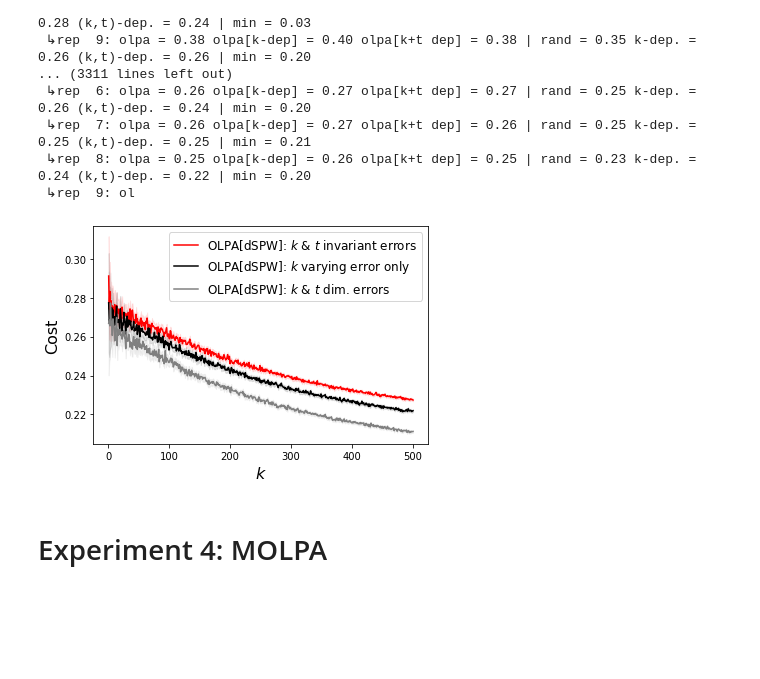
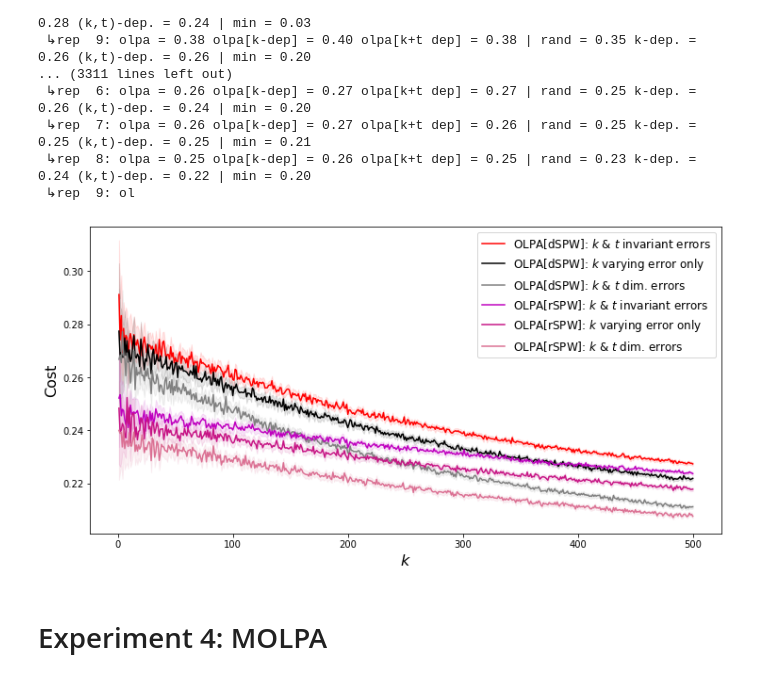
Before and after one commit to majid-khonji/rent-or-buy, a Jupyter notebook: test.ipynb, the cells around one changed output. Cells and saved outputs as stored; diff of their text form; code cells hidden in the pictures; blank space fills up the shorter version.

```diff
--- a/test.ipynb
+++ b/test.ipynb
@@ -100,22 +100,29 @@ plt.legend(loc='upper left')
 $\sigma \in [0,2\times B]$
 # %%
 reload(a); reload(i)
-w = 0.1
+w = 0.8
 std_list = np.arange(0,100,10)
 repeat = 1000
-r_ratio = np.zeros((len(std_list), repeat))
+sol_ratio = np.zeros((len(std_list), repeat))
+sol2_ratio = np.zeros((len(std_list), repeat))
 for idx,std in enumerate(std_list):
     for j in np.arange(repeat):
         ins = i.Instance(B=50, predictor_std=std)
         alg = a.DPOA(ins, w)
+
+        ins.predictor_std = ins.predictor_std * (ins.D/ins.T)
+        alg2 = a.DPOA(ins, w)
+
         opt = a.OPT(ins)
-        r_ratio[idx, j] = alg/opt
+
+        sol_ratio[idx, j] = alg/opt
+        sol2_ratio[idx, j] = alg2/opt
 # %%
-avg_ratio = np.mean(r_ratio, axis=1)
-print(avg_ratio)
-ci = 1.96 * np.std(r_ratio,axis=1)/np.sqrt(repeat)
-ins = i.Instance(predictor_std=5, time_dependant=True); rsol = ag.RPOA_google(ins, w); opt = a.OPT(ins); rsol/opt
+avg_ratio = np.mean(sol_ratio, axis=1)
+ci = 1.96 * np.std(sol_ratio,axis=1)/np.sqrt(repeat)
 
+avg2_ratio = np.mean(sol2_ratio, axis=1)
+ci2 = 1.96 * np.std(sol2_ratio,axis=1)/np.sqrt(repeat)
 
 
 plt.clf()
@@ -127,9 +134,12 @@ ratio_theory = (2-w)/ (1-w)
 plt.plot([1, len(std_list)], [ratio_theory, ratio_theory], label = "Theoretical Ratio for $\omega$=%.1f"%w)
 positions = np.arange(1, len(std_list)+1)
 
+
 plt.plot(positions, avg_ratio, label="DPOA(%.1f)"%w, color='r')
 plt.fill_between(positions, (avg_ratio-ci), (avg_ratio+ci), color='r', alpha=.1)
 
+plt.plot(positions, avg2_ratio, label="DPOA(%.1f) T-dep"%w, color='b')
+plt.fill_between(positions, (avg2_ratio-ci2), (avg2_ratio+ci2), color='b', alpha=.1)
 
 formated_list = [elem for elem in std_list ]
 plt.xticks(positions, formated_list);
@@ -302,7 +389,7 @@ for idx,k in enumerate(k_list):
         sol_vals[idx, j] = sol
         min_vals[idx, j] = min_R
 
-        rand, min_R = a.OLPA(m_ins, W=10, e=epsilon, alg = a.RPOA)
+        rand,_= a.OLPA(m_ins, W=10, e=epsilon, alg = a.RPOA)
         rand_vals[idx, j] = rand
 
         m_ins = i.MultiInstance(K=k,B=20, normalize=True, predictor_std=std, k_dependant=True)
@@ -363,9 +450,8 @@ avg_min = np.mean(min_vals, axis=1)
 ci_min = 1.96 * np.std(min_vals,axis=1)/np.sqrt(repeat)
 
 
-# plt.rcParams["figure.figsize"] = (12,6)
-# plt.rcParams["figure.figsize"] = (6.4,4.28)
-plt.rcParams["figure.figsize"] = (6,4)
+plt.rcParams["figure.figsize"] = (12,6)
+# plt.rcParams["figure.figsize"] = (6,4)
 
 plt.clf()
 plt.xlabel("$k$", fontsize=16)
@@ -376,41 +462,41 @@ plt.ylabel("Cost", fontsize=16)
 positions = k_list # np.arange(1, len(k_list)+1)
 
 # plt.plot(positions, avg_sol, label="Round & time invariant error", color='r')
 plt.plot(positions, avg_sol, label="OLPA[dSPW]: $k$ & $t$ invariant errors", color='r')
 plt.fill_between(positions, (avg_sol-ci_sol), (avg_sol+ci_sol), color='r', alpha=.1)
 
 plt.plot(positions, avg_solk, label="OLPA[dSPW]: $k$ varying error only", color='k')
 plt.fill_between(positions, (avg_solk-ci_solk), (avg_solk+ci_solk), color='k', alpha=.1)
 
 plt.plot(positions, avg_solkt, label="OLPA[dSPW]: $k$ & $t$ dim. errors", color='grey')
 plt.fill_between(positions, (avg_solkt-ci_solkt), (avg_solkt+ci_solkt), color='grey', alpha=.1)
 
 
-# plt.plot(positions, avg_rand, label="OLPA[rSPW]: $k$ & $t$ invariant errors", color='m')
-# plt.fill_between(positions, (avg_rand-ci_rand), (avg_rand+ci_rand), color='m', alpha=.1)
+plt.plot(positions, avg_rand, label="OLPA[rSPW]: $k$ & $t$ invariant errors", color='m')
+plt.fill_between(positions, (avg_rand-ci_rand), (avg_rand+ci_rand), color='m', alpha=.1)
 
-# plt.plot(positions, avg_randk, label="OLPA[rSPW]: $k$ varying error only", color='mediumvioletred')
-# plt.fill_between(positions, (avg_randk-ci_randk), (avg_randk+ci_randk), color='mediumvioletred', alpha=.1)
+plt.plot(positions, avg_randk, label="OLPA[rSPW]: $k$ varying error only", color='mediumvioletred')
+plt.fill_between(positions, (avg_randk-ci_randk), (avg_randk+ci_randk), color='mediumvioletred', alpha=.1)
 
-# plt.plot(positions, avg_randkt, label="OLPA[rSPW]: $k$ & $t$ dim. errors", color='palevioletred')
-# plt.fill_between(positions, (avg_solkt-ci_randkt), (avg_randkt+ci_randkt), color='palevioletred', alpha=.1)
+plt.plot(positions, avg_randkt, label="OLPA[rSPW]: $k$ & $t$ dim. errors", color='palevioletred')
+plt.fill_between(positions, (avg_randkt-ci_randkt), (avg_randkt+ci_randkt), color='palevioletred', alpha=.1)
 
 
 # plt.plot(positions, avg_min, label="Min.", color='b')
 # plt.fill_between(positions, (avg_min-ci_min), (avg_min+ci_min), color='b', alpha=.1)
 
 # plt.plot(positions, avg_min + epsilon, label="Min. + $\epsilon$", color='g')
 # plt.fill_between(positions, (avg_min+epsilon-ci_min), (avg_min+epsilon+ci_min), color='g', alpha=.1)
 
 # formated_list = [elem for elem in k_list ]
 # plt.xticks(positions, formated_list);
 # plt.xlim([-1,500])
 # plt.ylim([0.15,0.35])
 
 plt.legend(loc='upper right', fontsize=12)
-plt.savefig("plots/olpa-k-dim.pdf", bbox_inches='tight')
+plt.savefig("plots/olpa-all.pdf", bbox_inches='tight')
 # %% [output]
-[figure, old version]
+[figure, new version]
 # %% [markdown]
 # Experiment 4: MOLPA
 # %%
```
Also changed, not shown: parts of 10 cells of this notebook, 7 other files.
